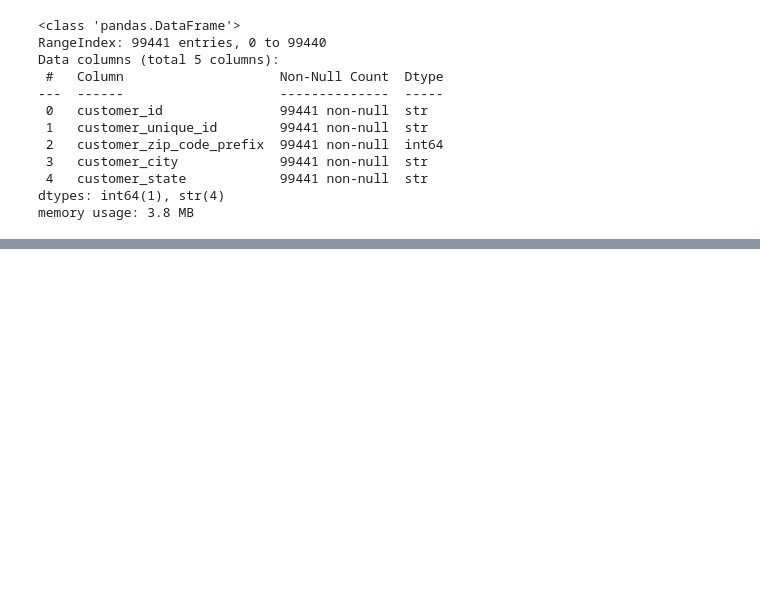
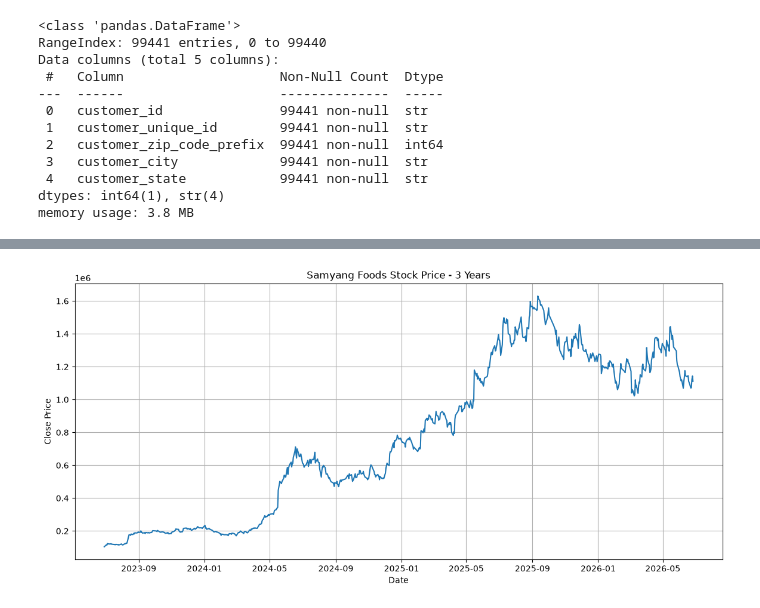
Before and after one commit to Mandu-DreamB/Food_Company_Sales, a Jupyter notebook: louis/data_collection.ipynb, the cells around one changed output, grey strips where cells are left out. Drawn from its saved outputs; the diff is of its cells as text; code cells hidden in the pictures; blank space fills up the shorter version.

```diff
--- a/louis/data_collection.ipynb
+++ b/louis/data_collection.ipynb
@@ -144,0 +185,20 @@ memory usage: 3.8 MB
+# %%
+import yfinance as yf
+import pandas as pd
+from datetime import datetime, timedelta
+
+# 삼양식품: 003230.KS
+ticker = "003230.KS"
+
+end_date = datetime.today()
+start_date = end_date - timedelta(days=365 * 3)
+
+df = yf.download(
+    ticker,
+    start=start_date.strftime("%Y-%m-%d"),
+    end=end_date.strftime("%Y-%m-%d"),
+    interval="1d",
+    auto_adjust=False
+)
+
+df.head()
@@ -144,0 +215,14 @@ memory usage: 3.8 MB
+# %%
+df = df.reset_index()
+
+df = df.rename(columns={
+    "Date": "date",
+    "Open": "open",
+    "High": "high",
+    "Low": "low",
+    "Close": "close",
+    "Adj Close": "adj_close",
+    "Volume": "volume"
+})
+
+df.head()
@@ -144,0 +237,12 @@ memory usage: 3.8 MB
+# %%
+import matplotlib.pyplot as plt
+
+plt.figure(figsize=(14, 6))
+plt.plot(df["date"], df["close"])
+plt.title("Samyang Foods Stock Price - 3 Years")
+plt.xlabel("Date")
+plt.ylabel("Close Price")
+plt.grid(True)
+plt.show()
+# %% [output]
+[figure, added]
```
Also changed, not shown: parts of 6 cells of this notebook, 2 other files.
